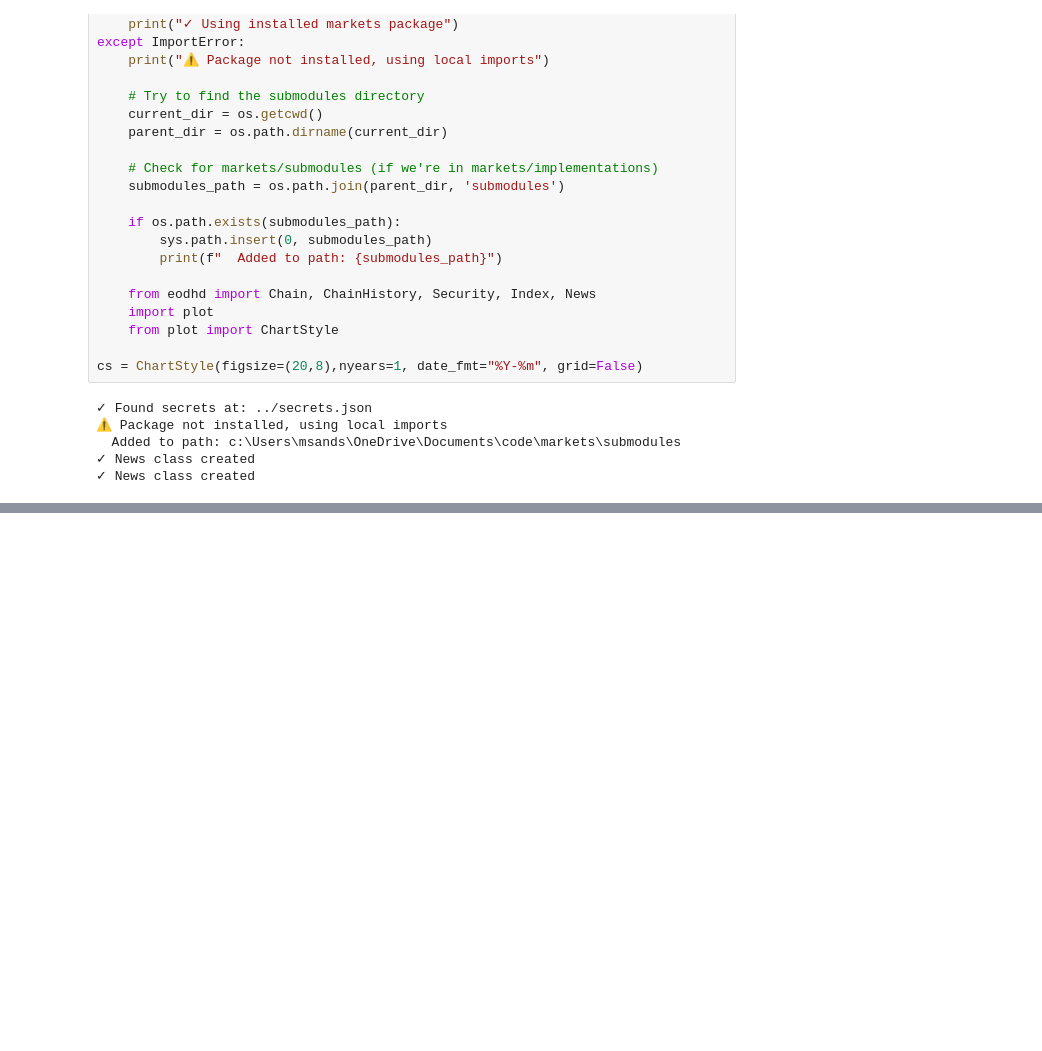
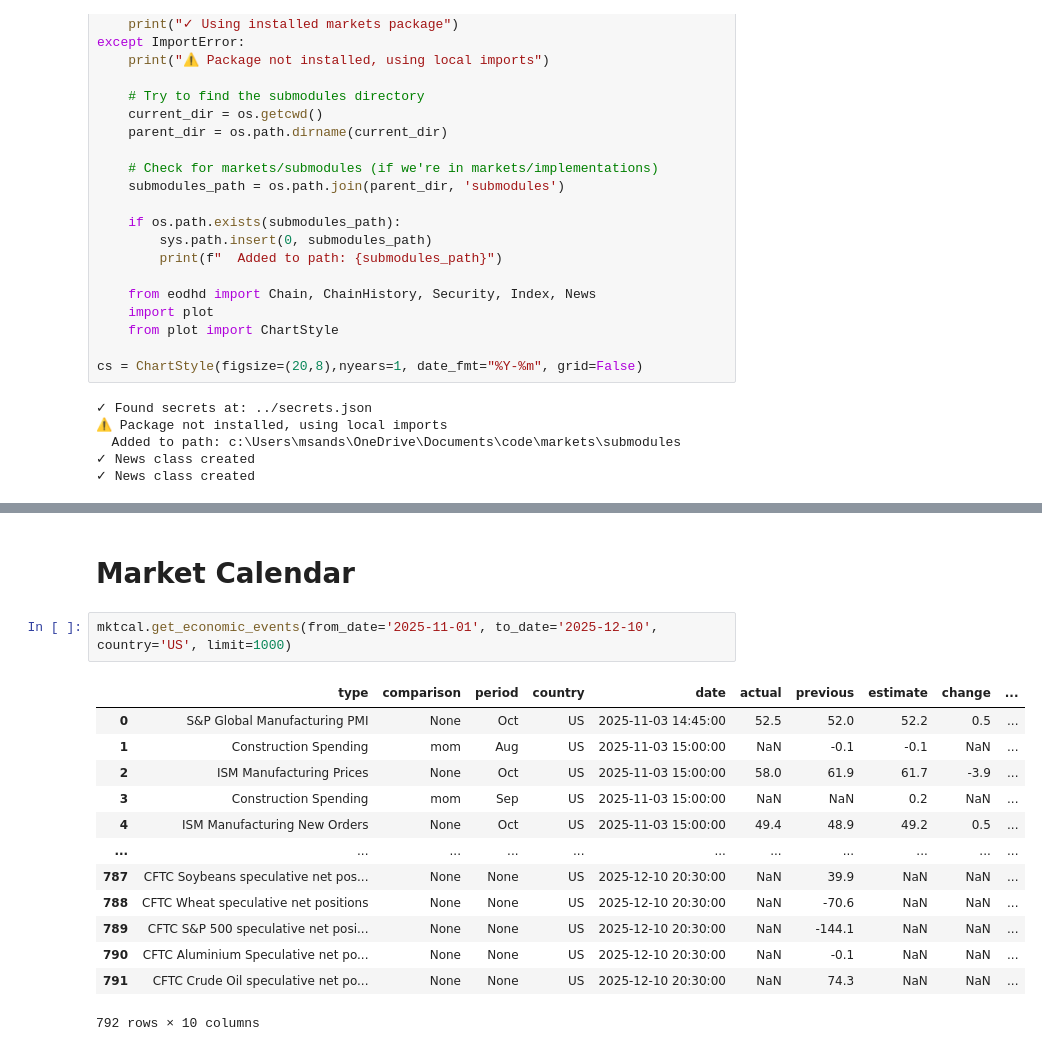
Before and after one commit to sandsmichael/markets, a Jupyter notebook: implementations/news.ipynb, the cells around one changed output, grey strips where cells are left out. Saved outputs shown, nothing was run; the diff lists cells and outputs as text; blank space fills up the shorter version.

```diff
--- a/implementations/news.ipynb
+++ b/implementations/news.ipynb
@@ -128,0 +136,18 @@ News().search_news(keywords='Fed', from_date = '2025-11-01', to_date = datetime.
+# %% [markdown]
+# Market Calendar
+# %%
+mktcal.get_economic_events(from_date='2025-11-01', to_date='2025-12-10', country='US', limit=1000)
+# %% [output]
+|  | type | comparison | period | country | date | actual | previous | estimate | change | ... |
+| 0 | S&P Global Manufacturing PMI | None | Oct | US | 2025-11-03 14:45:00 | 52.5 | 52.0 | 52.2 | 0.5 | ... |
+| 1 | Construction Spending | mom | Aug | US | 2025-11-03 15:00:00 | NaN | -0.1 | -0.1 | NaN | ... |
+| 2 | ISM Manufacturing Prices | None | Oct | US | 2025-11-03 15:00:00 | 58.0 | 61.9 | 61.7 | -3.9 | ... |
+| 3 | Construction Spending | mom | Sep | US | 2025-11-03 15:00:00 | NaN | NaN | 0.2 | NaN | ... |
+| 4 | ISM Manufacturing New Orders | None | Oct | US | 2025-11-03 15:00:00 | 49.4 | 48.9 | 49.2 | 0.5 | ... |
+| ... | ... | ... | ... | ... | ... | ... | ... | ... | ... | ... |
+| 787 | CFTC Soybeans speculative net pos... | None | None | US | 2025-12-10 20:30:00 | NaN | 39.9 | NaN | NaN | ... |
+| 788 | CFTC Wheat speculative net positions | None | None | US | 2025-12-10 20:30:00 | NaN | -70.6 | NaN | NaN | ... |
+| 789 | CFTC S&P 500 speculative net posi... | None | None | US | 2025-12-10 20:30:00 | NaN | -144.1 | NaN | NaN | ... |
+| 790 | CFTC Aluminium Speculative net po... | None | None | US | 2025-12-10 20:30:00 | NaN | -0.1 | NaN | NaN | ... |
+| 791 | CFTC Crude Oil speculative net po... | None | None | US | 2025-12-10 20:30:00 | NaN | 74.3 | NaN | NaN | ... |
+792 rows × 10 columns
```
Also changed, not shown: parts of 6 cells of this notebook, 4 other files.
